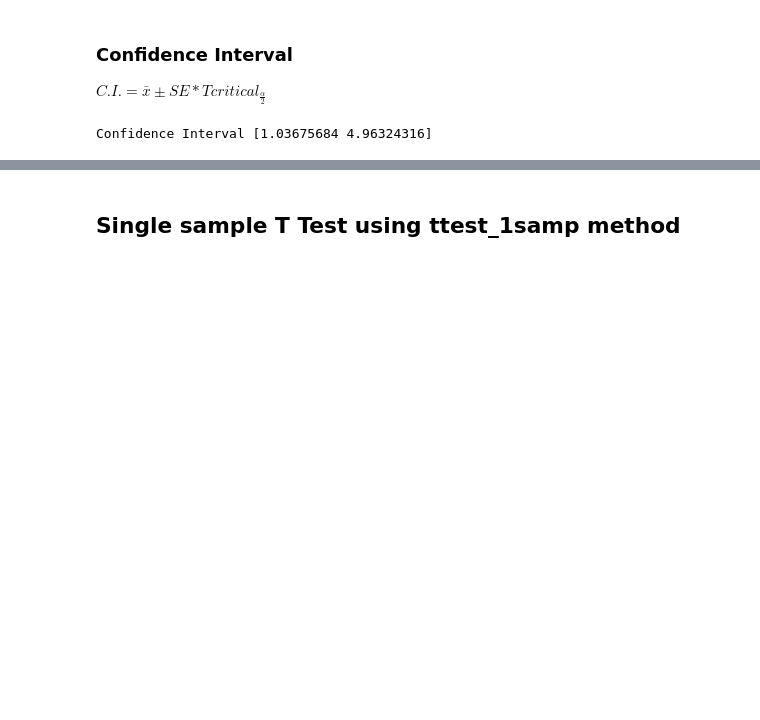
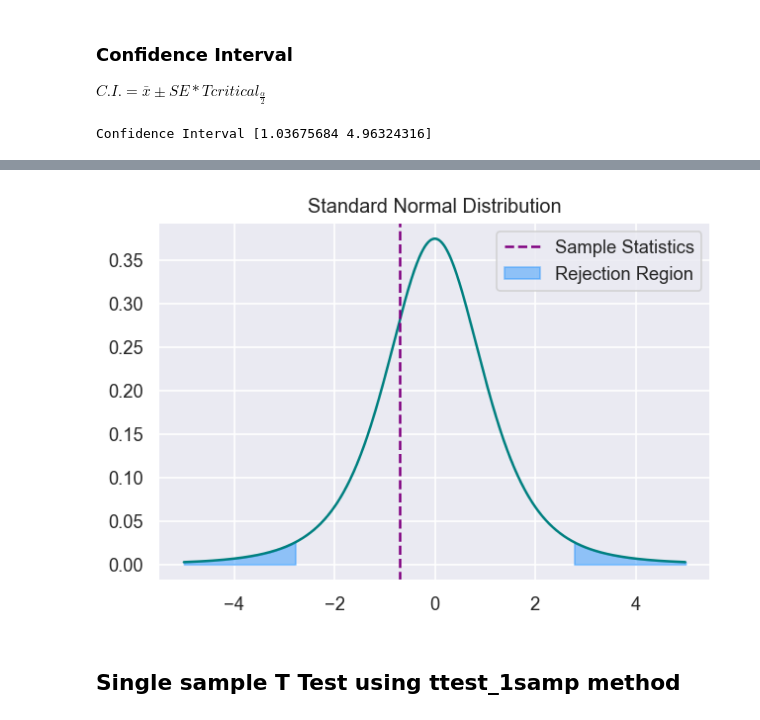
Before and after one commit to BharathC15/NielitChennai, a Jupyter notebook: python/hypothesisTesting/ttest.ipynb, the cells around one changed output, grey strips where cells are left out. Cells and saved outputs as stored; diff of their text form; code cells hidden in the pictures; blank space fills up the shorter version.

```diff
--- a/python/hypothesisTesting/ttest.ipynb
+++ b/python/hypothesisTesting/ttest.ipynb
@@ -112,3 +143,14 @@ Confidence Interval [1.03675684 4.96324316]
+# %%
+plt.figure(dpi=120)
+sns.lineplot(x=x,y=y,color='teal')
+plt.fill_between(xshade_l,yshade_l, alpha=0.45, color='dodgerblue',label="Rejection Region")
+plt.fill_between(xshade_r,yshade_r, alpha=0.45, color='dodgerblue')
+plt.axvline(x=tstatistics, linestyle='--', linewidth=1.5, label="Sample Statistics", c='purple')
+plt.title("Standard Normal Distribution")
+plt.legend()
+plt.show()
+# %% [output]
+[figure, added]
 # %% [markdown]
 ## Single sample T Test using ttest_1samp method
 # %%
```
Also changed, not shown: parts of 5 cells of this notebook.
